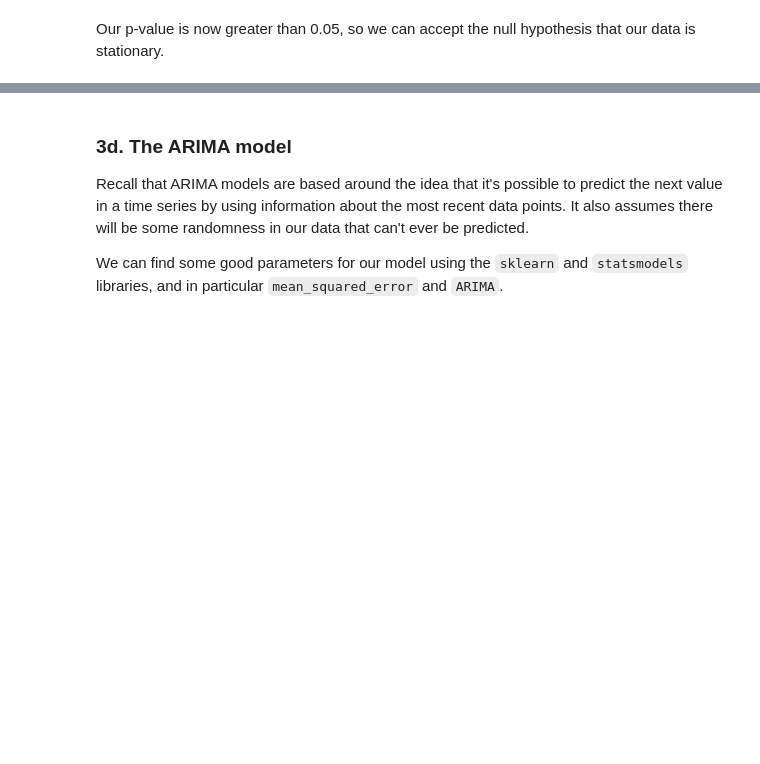
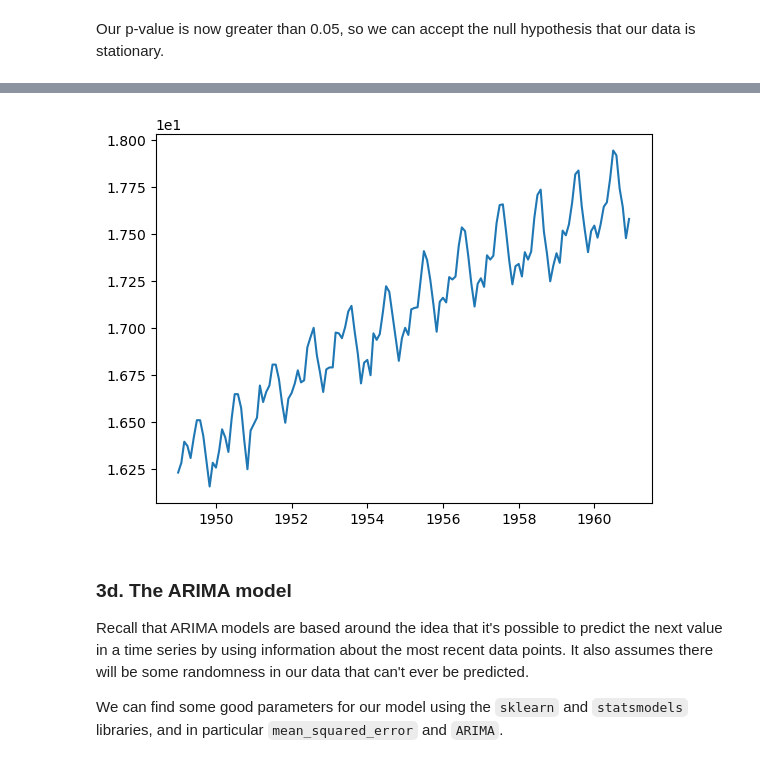
Before and after one commit to hao-udoin/Springboard-data-science, a Jupyter notebook: 20.1 Time Series/Cowboy Cigarettes Case Study - Tier 3.ipynb, the cells around one changed output, grey strips where cells are left out. Cells and saved outputs as stored; diff of their text form; code cells hidden in the pictures; blank space fills up the shorter version.

```diff
--- a/20.1 Time Series/Cowboy Cigarettes Case Study - Tier 3.ipynb
+++ b/20.1 Time Series/Cowboy Cigarettes Case Study - Tier 3.ipynb
@@ -314,3 +362,10 @@ Our p-value is now greater than 0.05, so we can accept the null hypothesis that
+# %%
+log_y = np.log(y)
+plt.plot(cigData.index, log_y)
+plt.ticklabel_format(axis='y',style='sci',scilimits=(0,0))
+plt.show()
+# %% [output]
+[figure, added]
 # %% [markdown]
 ### 3d. The ARIMA model
 
```
Also changed, not shown: parts of 18 cells of this notebook, 1 other file.
